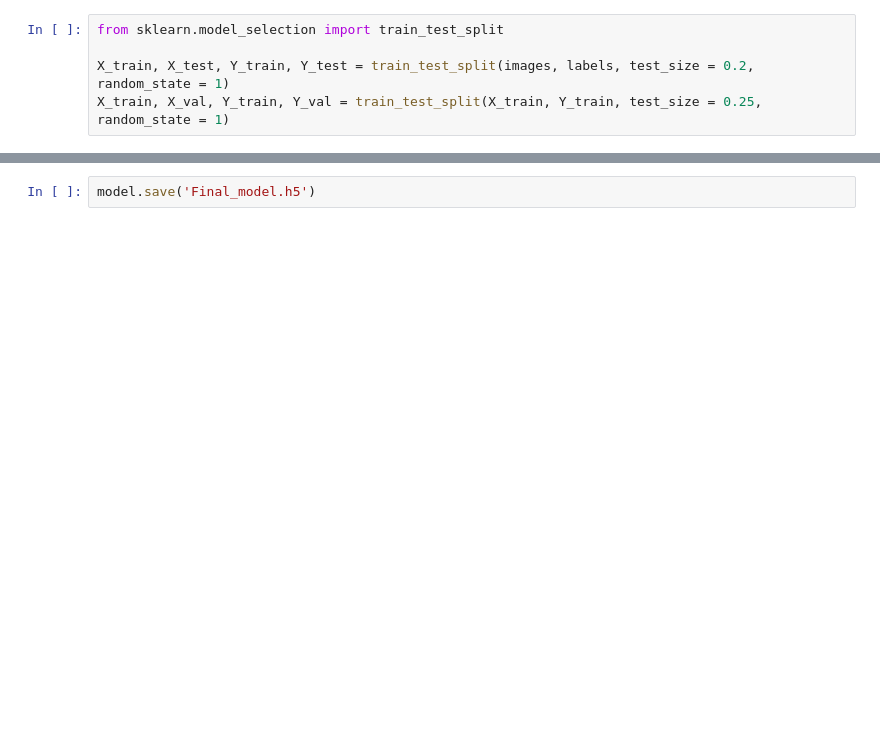
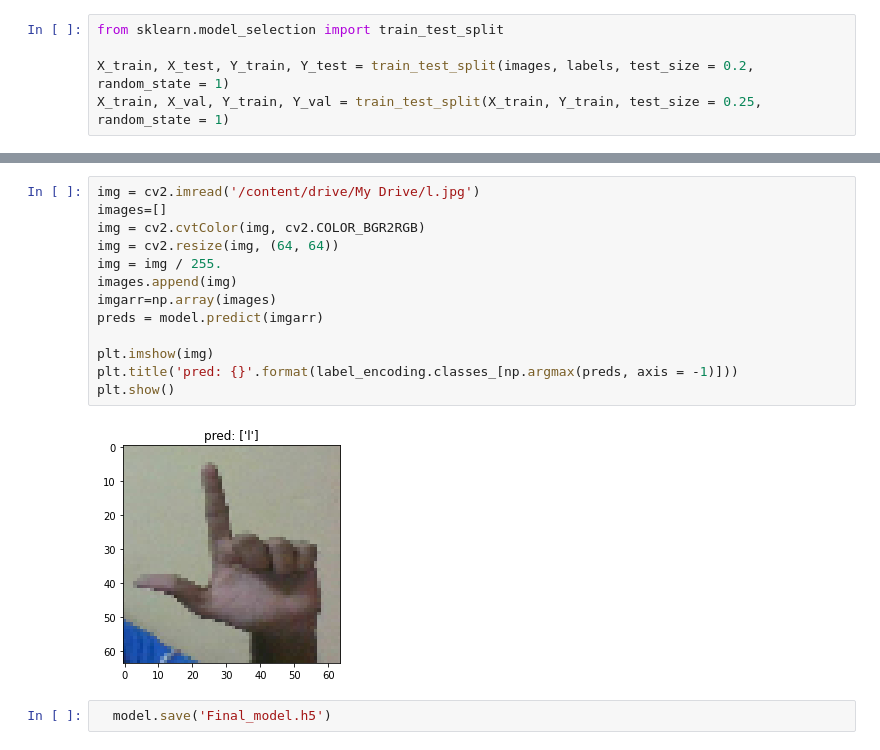
Before and after one commit to siddharthc30/American-Sign-Lang-recognition, a Jupyter notebook: SIgn_Language_prediction.ipynb, the cells around one changed output, grey strips where cells are left out. Drawn from its saved outputs; the diff is of its cells as text; blank space fills up the shorter version.

Commit message:
Tested the model

```diff
--- a/SIgn_Language_prediction.ipynb
+++ b/SIgn_Language_prediction.ipynb
@@ -169,5 +170,20 @@ Epoch 25/25
+# %%
+img = cv2.imread('/content/drive/My Drive/l.jpg')
+images=[]
+img = cv2.cvtColor(img, cv2.COLOR_BGR2RGB)
+img = cv2.resize(img, (64, 64))
+img = img / 255.
+images.append(img)
+imgarr=np.array(images)
+preds = model.predict(imgarr)
+
+plt.imshow(img)
+plt.title('pred: {}'.format(label_encoding.classes_[np.argmax(preds, axis = -1)]))
+plt.show()
+# %% [output]
+[figure, added]
 # %%
-model.save('Final_model.h5')
+  model.save('Final_model.h5')
 # %%
 loss, accuracy = model.evaluate(X_test, Y_test)
 # %% [output]
```
Also changed, not shown: parts of 9 cells of this notebook.
